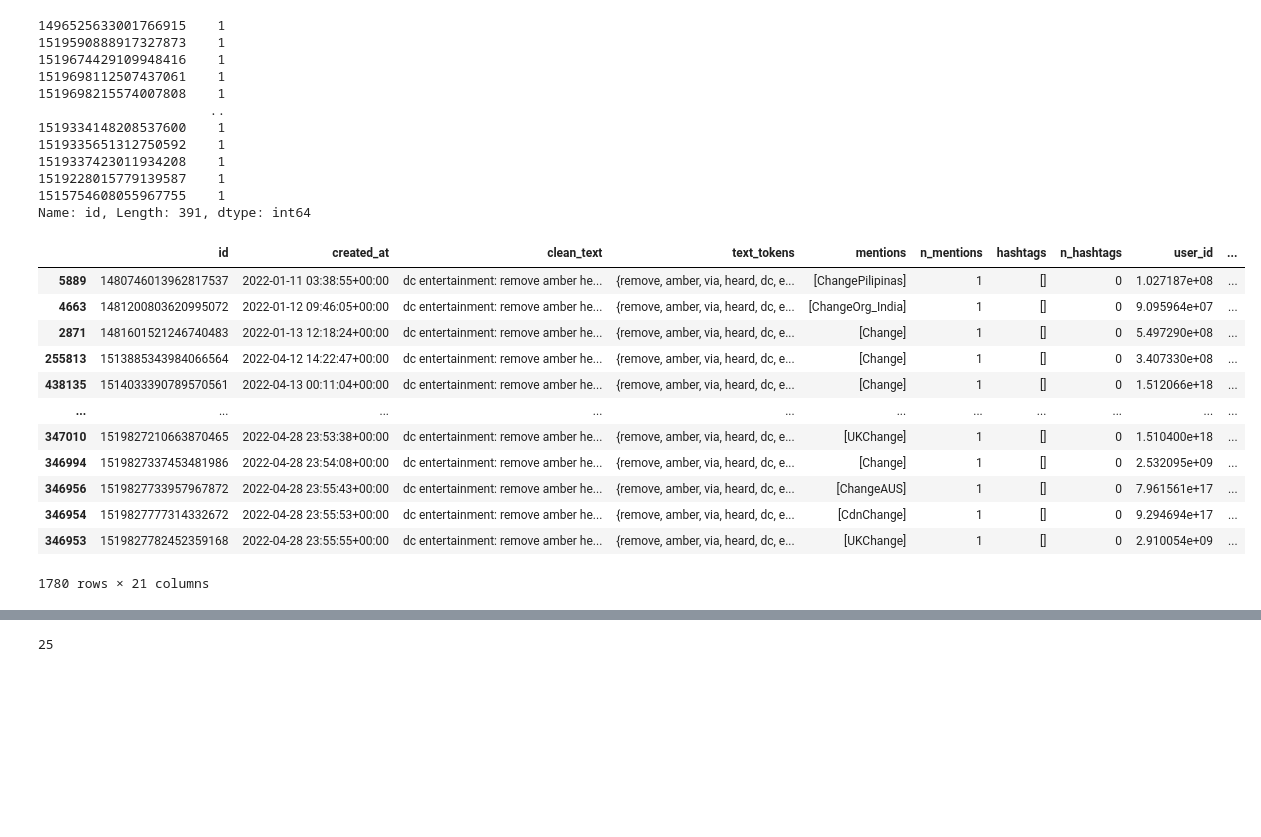
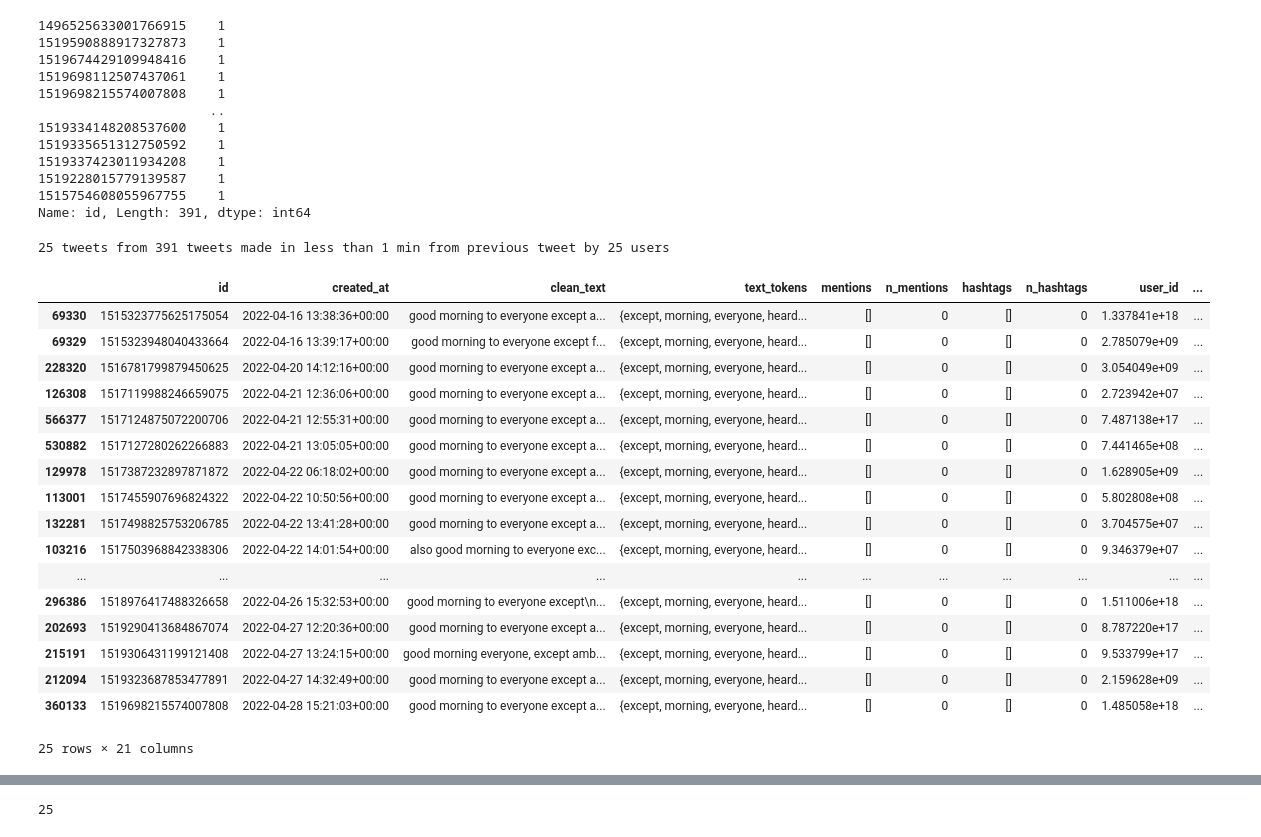
Before and after one commit to RescueSocial/SNA-AH-Case-Twitter, a Jupyter notebook: SameText/same_text_2022.ipynb, the cells around one changed output, grey strips where cells are left out. Saved outputs shown, nothing was run; the diff lists cells and outputs as text; code cells hidden in the pictures; blank space fills up the shorter version.

Commit message:
Adding STATS, METRICS, and TIMES to Rpeated Text

```diff
--- a/SameText/same_text_2022.ipynb
+++ b/SameText/same_text_2022.ipynb
@@ -52,6 +52,8 @@ data_path = "../../twitter_data/"
 # %%
 # load commnets data with text processing
 df_tweets_2022_prepared = pd.read_csv(data_path+"2022_prepared_tweets.csv")
+# %%
+df_metrics_2022 = pd.read_csv(data_path+"2022 Tweets_Metrics.csv")
 # %%
 df_tweets_2022_prepared = df_tweets_2022_prepared.drop_duplicates(subset=["id"])
 # %%
@@ -135,0 +193,8 @@ fix_lists_columns(
+# %%
+df_metrics_2022.columns = [
+    "id",
+    "retweet_count",
+    "reply_count",
+    "like_count",
+    "quote_count",
+]
@@ -384,6 +458,12 @@ class SameText:
 
     def get_df(self):
         return self.token_df
+
+    def get_stats(self):
+        users = self.token_df.user_name.nunique()
+        print(
+            f"This text appeared {self.token_df.shape[0]} in {self.token_df.clean_text.value_counts().shape[0]} shape from {users} users "
+        )
 
     def users(self):
         return self.token_df.user_name.value_counts()
@@ -419,11 +499,14 @@ class SameText:
             .rename(columns={"clean_text": "n_tweets"})
         )
         pie(
-            self.token_df.groupby(self.token_df.created_at.dt.year).count()["clean_text"].to_frame().reset_index(),
+            self.token_df.groupby(self.token_df.created_at.dt.year)
+            .count()["clean_text"]
+            .to_frame()
+            .reset_index(),
             "Numner of Comments Per Year",
         )
 
-        facet_heat(self.token_df, title='Number of tweets Per Day')
+        facet_heat(self.token_df, title="Number of tweets Per Day")
 
         for year in self.token_df.year.unique():
             facet_days(self.token_df, str(int(year)))
@@ -449,3 +532,16 @@ class SameText:
             .username.value_counts()
             .index
         )
+
+    def get_metrics(self):
+        df_with_merics = pd.merge(self.token_df, df_metrics_2022, how="left")
+        metrics_dict = {
+            "retweet_count": df_with_merics["retweet_count"].sum(),
+            "reply_count": df_with_merics["reply_count"].sum(),
+            "like_count": df_with_merics["like_count"].sum(),
+            "quote_count": df_with_merics["quote_count"].sum(),
+        }
+        display(pd.Series(metrics_dict.values(), index=metrics_dict.keys(),))
+    def get_times(self):
+        df = self.df_timing().query(' days == 0  and  hours == 0  and minutes == 0')
+        print(f"{df.shape[0]} tweets from {self.token_df.shape[0]} tweets made in less than 1 min from previous tweet by {df.user_name.nunique()} users")
@@ -1276,19 +1504,28 @@ gm.get_df().id.value_counts()
 Name: id, Length: 391, dtype: int64
 # %%
 gm.peak(4)
+# %%
+gm.get_times()
+# %% [output]
+25 tweets from 391 tweets made in less than 1 min from previous tweet by 25 users
 # %%
-dc.df_timing().query(' days == 0  and  hours == 0  and minutes == 0')
+gm.df_timing().query(' days == 0  and  hours == 0  and minutes == 0')
 # %% [output]
 |  | id | created_at | clean_text | text_tokens | mentions | n_mentions | hashtags | n_hashtags | user_id | ... |
-| 5889 | 1480746013962817537 | 2022-01-11 03:38:55+00:00 | dc entertainment: remove amber he... | {remove, amber, via, heard, dc, e... | [ChangePilipinas] | 1 | [] | 0 | 1.027187e+08 | ... |
-| 4663 | 1481200803620995072 | 2022-01-12 09:46:05+00:00 | dc entertainment: remove amber he... | {remove, amber, via, heard, dc, e... | [ChangeOrg_India] | 1 | [] | 0 | 9.095964e+07 | ... |
-| 2871 | 1481601521246740483 | 2022-01-13 12:18:24+00:00 | dc entertainment: remove amber he... | {remove, amber, via, heard, dc, e... | [Change] | 1 | [] | 0 | 5.497290e+08 | ... |
-| 255813 | 1513885343984066564 | 2022-04-12 14:22:47+00:00 | dc entertainment: remove amber he... | {remove, amber, via, heard, dc, e... | [Change] | 1 | [] | 0 | 3.407330e+08 | ... |
-| 438135 | 1514033390789570561 | 2022-04-13 00:11:04+00:00 | dc entertainment: remove amber he... | {remove, amber, via, heard, dc, e... | [Change] | 1 | [] | 0 | 1.512066e+18 | ... |
+| 69330 | 1515323775625175054 | 2022-04-16 13:38:36+00:00 | good morning to everyone except a... | {except, morning, everyone, heard... | [] | 0 | [] | 0 | 1.337841e+18 | ... |
+| 69329 | 1515323948040433664 | 2022-04-16 13:39:17+00:00 | good morning to everyone except f... | {except, morning, everyone, heard... | [] | 0 | [] | 0 | 2.785079e+09 | ... |
+| 228320 | 1516781799879450625 | 2022-04-20 14:12:16+00:00 | good morning to everyone except a... | {except, morning, everyone, heard... | [] | 0 | [] | 0 | 3.054049e+09 | ... |
+| 126308 | 1517119988246659075 | 2022-04-21 12:36:06+00:00 | good morning to everyone except a... | {except, morning, everyone, heard... | [] | 0 | [] | 0 | 2.723942e+07 | ... |
+| 566377 | 1517124875072200706 | 2022-04-21 12:55:31+00:00 | good morning to everyone except a... | {except, morning, everyone, heard... | [] | 0 | [] | 0 | 7.487138e+17 | ... |
+| 530882 | 1517127280262266883 | 2022-04-21 13:05:05+00:00 | good morning to everyone except a... | {except, morning, everyone, heard... | [] | 0 | [] | 0 | 7.441465e+08 | ... |
+| 129978 | 1517387232897871872 | 2022-04-22 06:18:02+00:00 | good morning to everyone except a... | {except, morning, everyone, heard... | [] | 0 | [] | 0 | 1.628905e+09 | ... |
+| 113001 | 1517455907696824322 | 2022-04-22 10:50:56+00:00 | good morning to everyone except a... | {except, morning, everyone, heard... | [] | 0 | [] | 0 | 5.802808e+08 | ... |
+| 132281 | 1517498825753206785 | 2022-04-22 13:41:28+00:00 | good morning to everyone except a... | {except, morning, everyone, heard... | [] | 0 | [] | 0 | 3.704575e+07 | ... |
+| 103216 | 1517503968842338306 | 2022-04-22 14:01:54+00:00 | also good morning to everyone exc... | {except, morning, everyone, heard... | [] | 0 | [] | 0 | 9.346379e+07 | ... |
 | ... | ... | ... | ... | ... | ... | ... | ... | ... | ... | ... |
-| 347010 | 1519827210663870465 | 2022-04-28 23:53:38+00:00 | dc entertainment: remove amber he... | {remove, amber, via, heard, dc, e... | [UKChange] | 1 | [] | 0 | 1.510400e+18 | ... |
-| 346994 | 1519827337453481986 | 2022-04-28 23:54:08+00:00 | dc entertainment: remove amber he... | {remove, amber, via, heard, dc, e... | [Change] | 1 | [] | 0 | 2.532095e+09 | ... |
-| 346956 | 1519827733957967872 | 2022-04-28 23:55:43+00:00 | dc entertainment: remove amber he... | {remove, amber, via, heard, dc, e... | [ChangeAUS] | 1 | [] | 0 | 7.961561e+17 | ... |
-| 346954 | 1519827777314332672 | 2022-04-28 23:55:53+00:00 | dc entertainment: remove amber he... | {remove, amber, via, heard, dc, e... | [CdnChange] | 1 | [] | 0 | 9.294694e+17 | ... |
-| 346953 | 1519827782452359168 | 2022-04-28 23:55:55+00:00 | dc entertainment: remove amber he... | {remove, amber, via, heard, dc, e... | [UKChange] | 1 | [] | 0 | 2.910054e+09 | ... |
+| 296386 | 1518976417488326658 | 2022-04-26 15:32:53+00:00 | good morning to everyone except\n... | {except, morning, everyone, heard... | [] | 0 | [] | 0 | 1.511006e+18 | ... |
+| 202693 | 1519290413684867074 | 2022-04-27 12:20:36+00:00 | good morning to everyone except a... | {except, morning, everyone, heard... | [] | 0 | [] | 0 | 8.787220e+17 | ... |
+| 215191 | 1519306431199121408 | 2022-04-27 13:24:15+00:00 | good morning everyone, except amb... | {except, morning, everyone, heard... | [] | 0 | [] | 0 | 9.533799e+17 | ... |
+| 212094 | 1519323687853477891 | 2022-04-27 14:32:49+00:00 | good morning to everyone except a... | {except, morning, everyone, heard... | [] | 0 | [] | 0 | 2.159628e+09 | ... |
+| 360133 | 1519698215574007808 | 2022-04-28 15:21:03+00:00 | good morning to everyone except a... | {except, morning, everyone, heard... | [] | 0 | [] | 0 | 1.485058e+18 | ... |
-1780 rows × 21 columns
+25 rows × 21 columns
```
Also changed, not shown: parts of 55 cells of this notebook, 2 other files.
